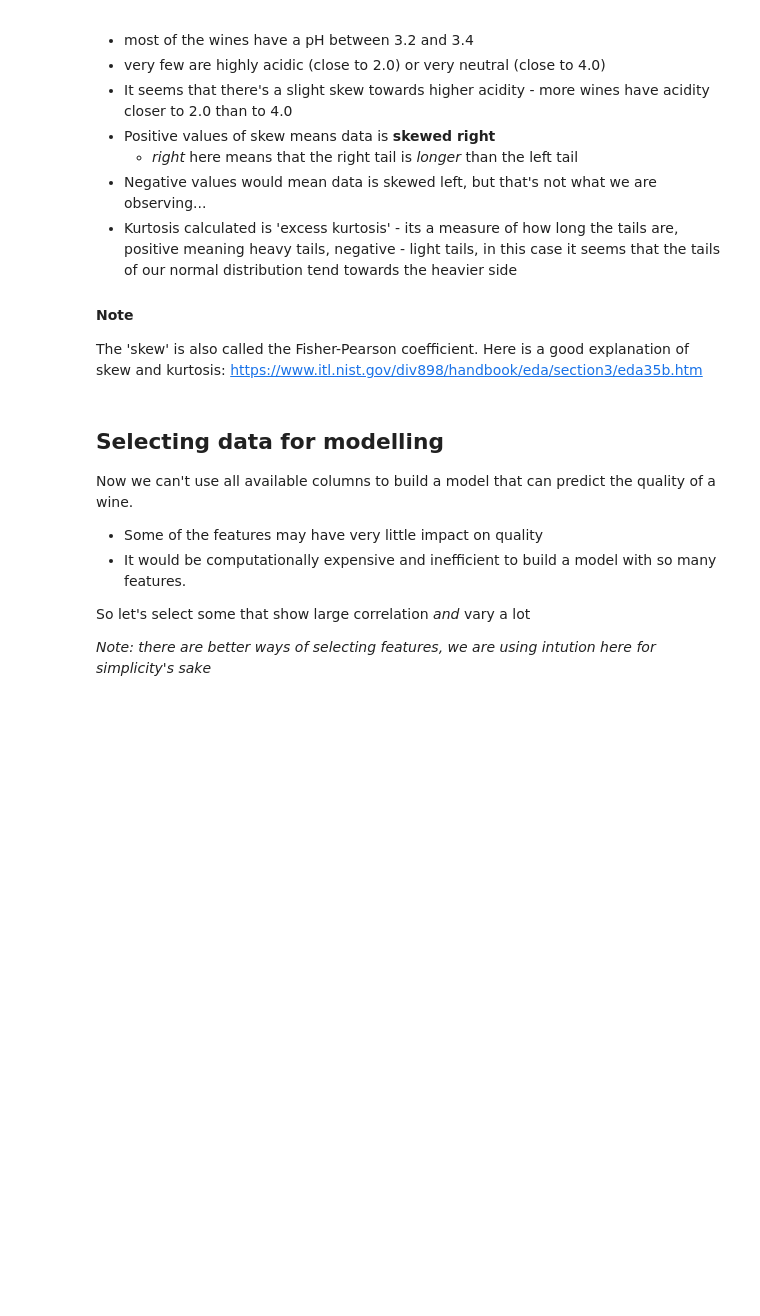
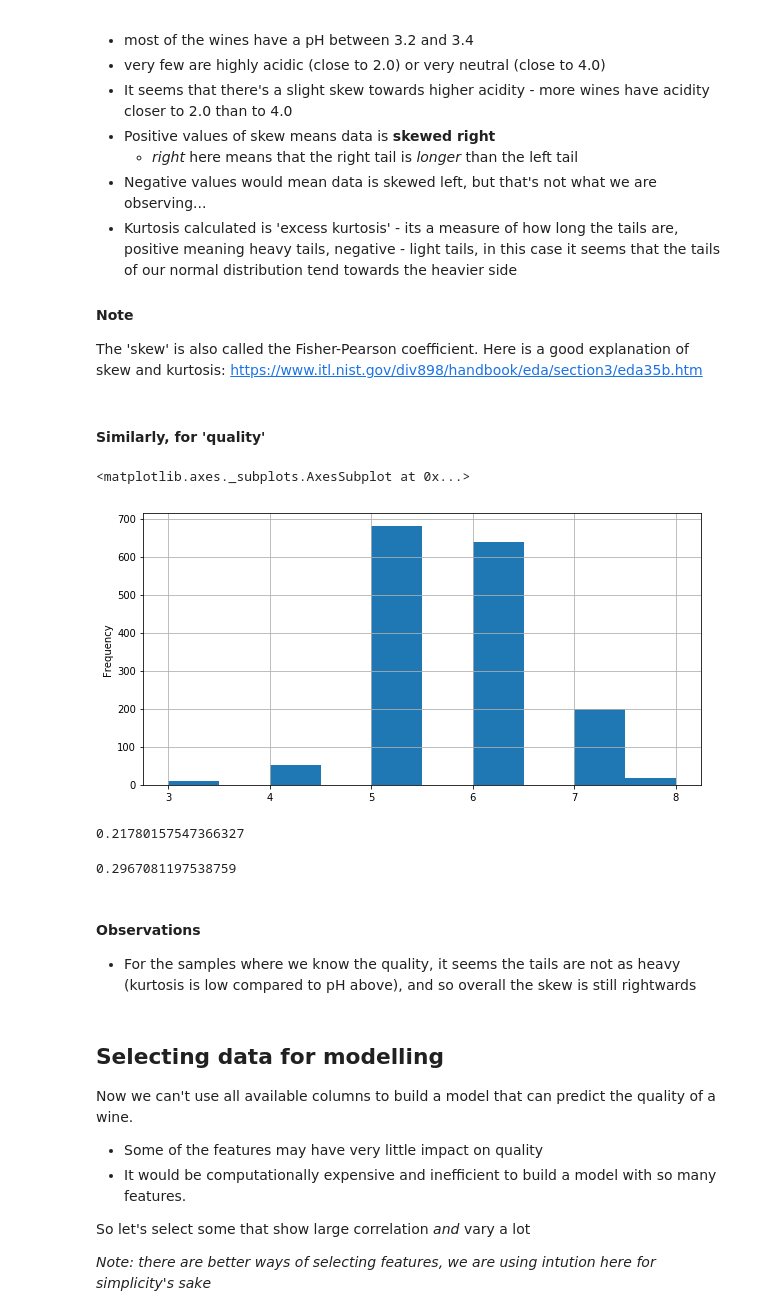
Before and after one commit to shauryashaurya/ML_Intro, a Jupyter notebook: Decision Trees.ipynb, the cells around one changed output. Saved outputs shown, nothing was run; the diff lists cells and outputs as text; code cells hidden in the pictures; blank space fills up the shorter version.

```diff
--- a/Decision Trees.ipynb
+++ b/Decision Trees.ipynb
@@ -160,6 +160,27 @@ red_wine_data["pH"].kurt()
 #### Note
 The 'skew' is also called the Fisher-Pearson coefficient.
 Here is a good explanation of skew and kurtosis: https://www.itl.nist.gov/div898/handbook/eda/section3/eda35b.htm
+# %% [markdown]
+#### Similarly, for 'quality'
+# %%
+# histogram for just quality
+red_wine_data["quality"].plot(kind='hist',figsize=(10,5), grid=True)
+# %% [output]
+<matplotlib.axes._subplots.AxesSubplot at 0x...>
+[figure, added]
+# %%
+# skew
+red_wine_data["quality"].skew()
+# %% [output]
+0.21780157547366327
+# %%
+# kurtosis
+red_wine_data["quality"].kurt()
+# %% [output]
+0.2967081197538759
+# %% [markdown]
+#### Observations
+- For the samples where we know the quality, it seems the tails are not as heavy (kurtosis is low compared to pH above), and so overall the skew is still rightwards
 # %% [markdown]
 ## Selecting data for modelling
 Now we can't use all available columns to build a model that can predict the quality of a wine.
```
Also changed, not shown: parts of 8 cells of this notebook, 1 other file.
